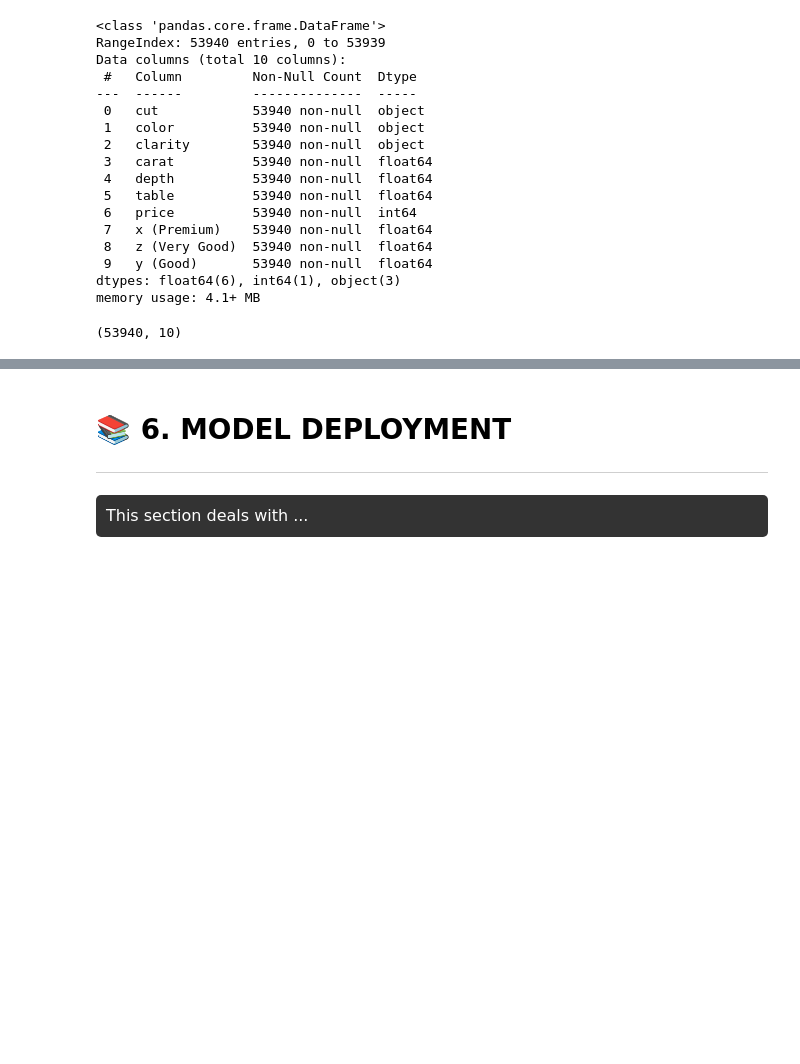
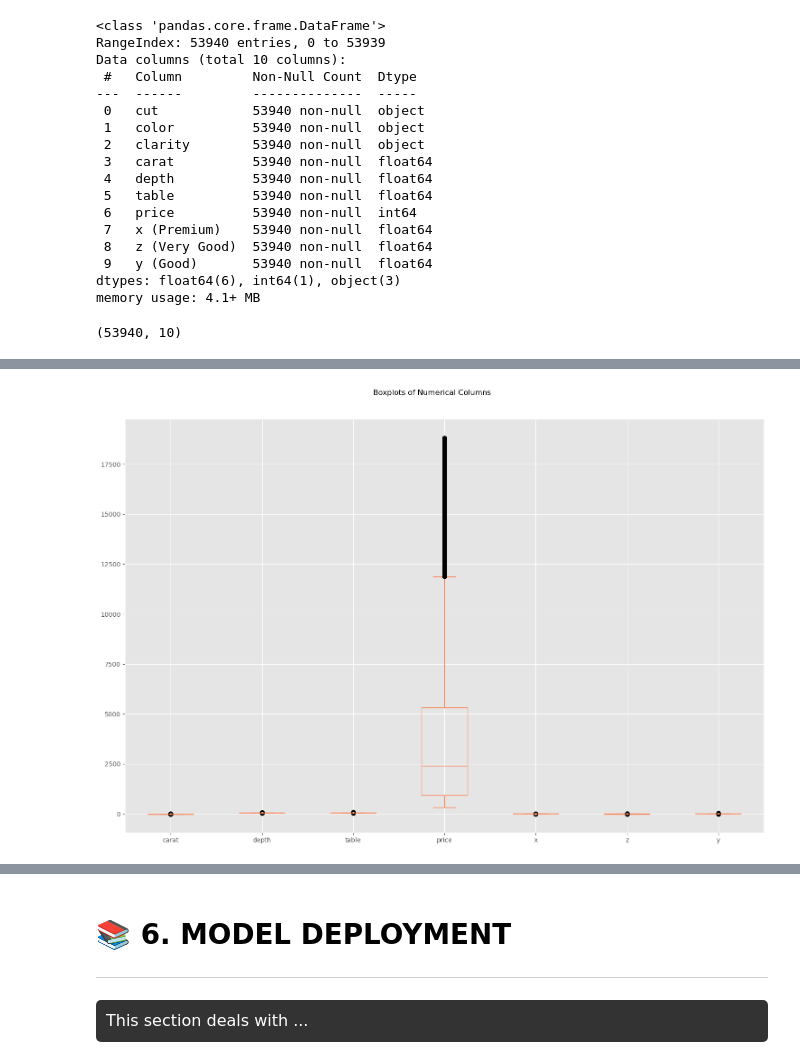
Before and after one commit to TeslimAdeyanju/4-Portfolio-SDS-CP023-diamond-price-predictor, a Jupyter notebook: Teslim-diamond-price-predictor-.ipynb, the cells around one changed output, grey strips where cells are left out. Drawn from its saved outputs; the diff is of its cells as text; code cells hidden in the pictures; blank space fills up the shorter version.

```diff
--- a/Teslim-diamond-price-predictor-.ipynb
+++ b/Teslim-diamond-price-predictor-.ipynb
@@ -278,0 +180,7 @@ This section deals with ...
+# %%
+df[numerical_columns].boxplot(figsize=(15,10), color='coral')
+plt.suptitle('Boxplots of Numerical Columns', x=0.5, y=1.02, ha='center', fontsize='large')
+plt.tight_layout()
+plt.show()
+# %% [output]
+[figure, added]
```
Also changed, not shown: parts of 50 cells of this notebook, 1 other file.
